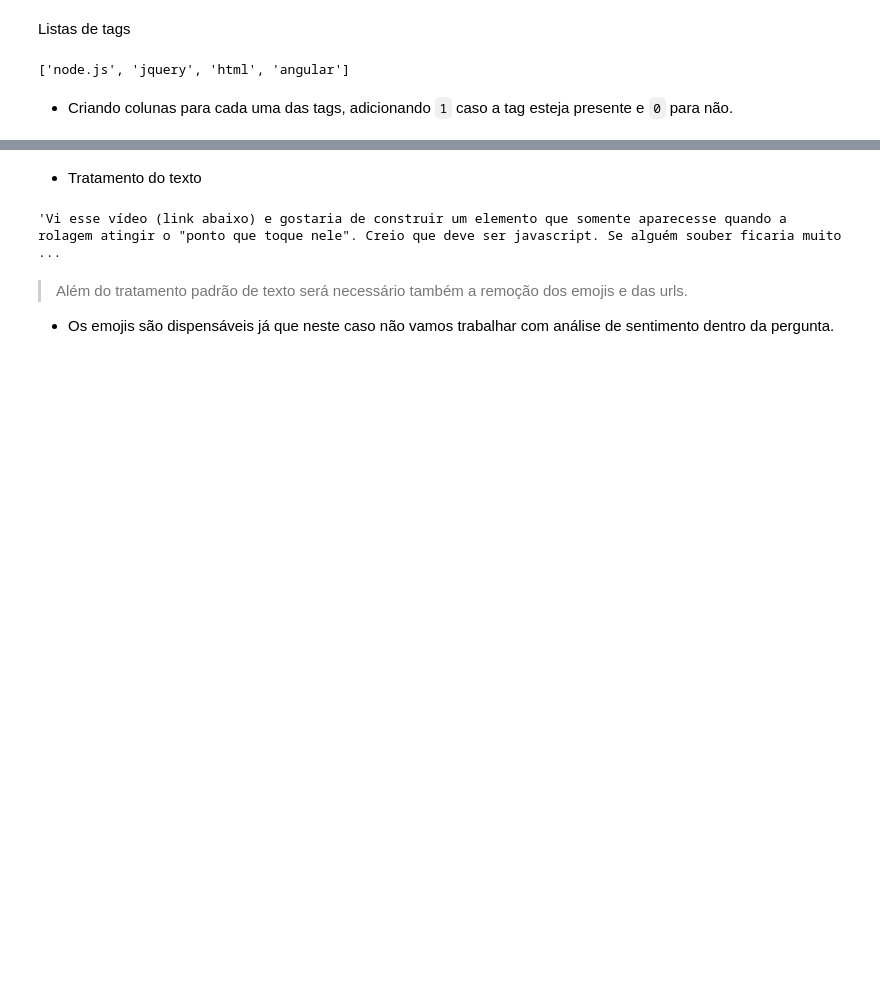
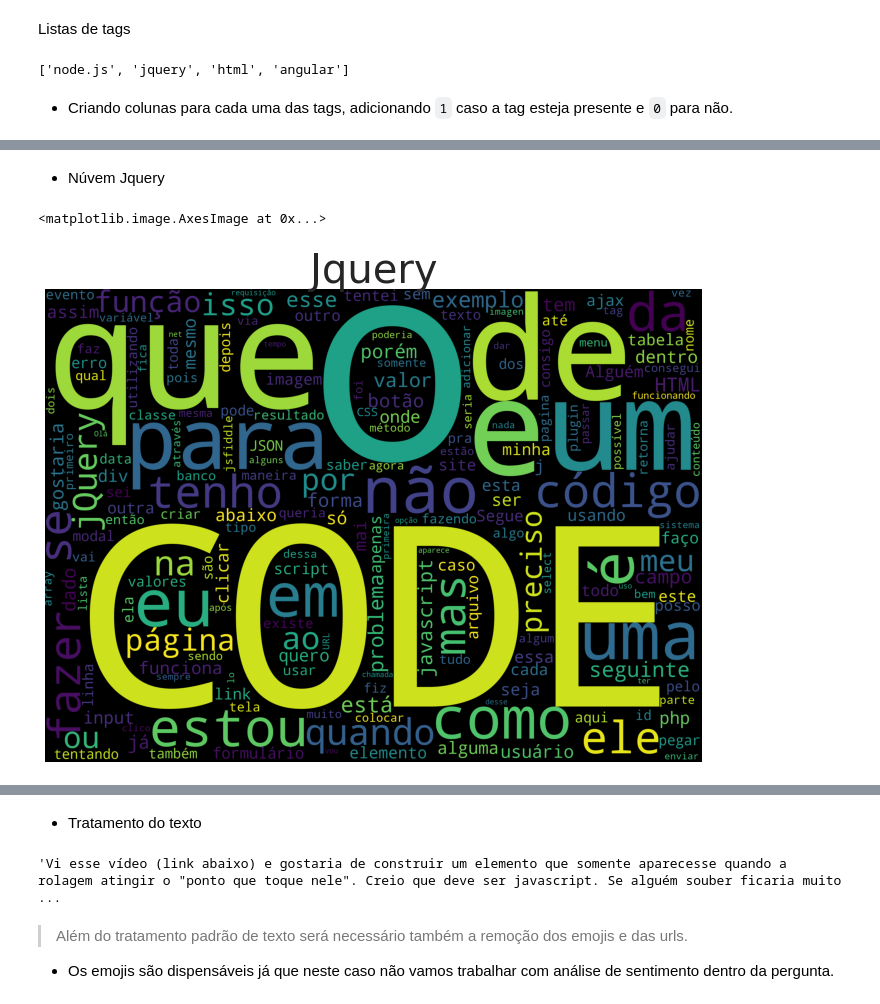
Before and after one commit to saraselis/ClassificacaoMultiLabel-BERT, a Jupyter notebook: Jupyters/01Analise.ipynb, the cells around one changed output, grey strips where cells are left out. Saved outputs shown, nothing was run; the diff lists cells and outputs as text; code cells hidden in the pictures; blank space fills up the shorter version.

```diff
--- a/Jupyters/01Analise.ipynb
+++ b/Jupyters/01Analise.ipynb
@@ -140,0 +270,17 @@ dados.sample(10)
+# %% [markdown]
+* Núvem Jquery
+# %%
+plt.figure(figsize=(40,25))
+
+subset = dados[dados['jquery']==1]
+text = subset['Perguntas'].values
+jquery_cloud = WordCloud(stopwords=STOPWORDS, background_color='black',
+                         collocations=False, width=2500, height=1800).generate(" ".join(text))
+
+plt.subplot(2, 3, 2)
+plt.axis('off')
+plt.title("Jquery",fontsize=40)
+plt.imshow(jquery_cloud)
+# %% [output]
+<matplotlib.image.AxesImage at 0x...>
+[figure, added]
```
Also changed, not shown: parts of 41 cells of this notebook.
